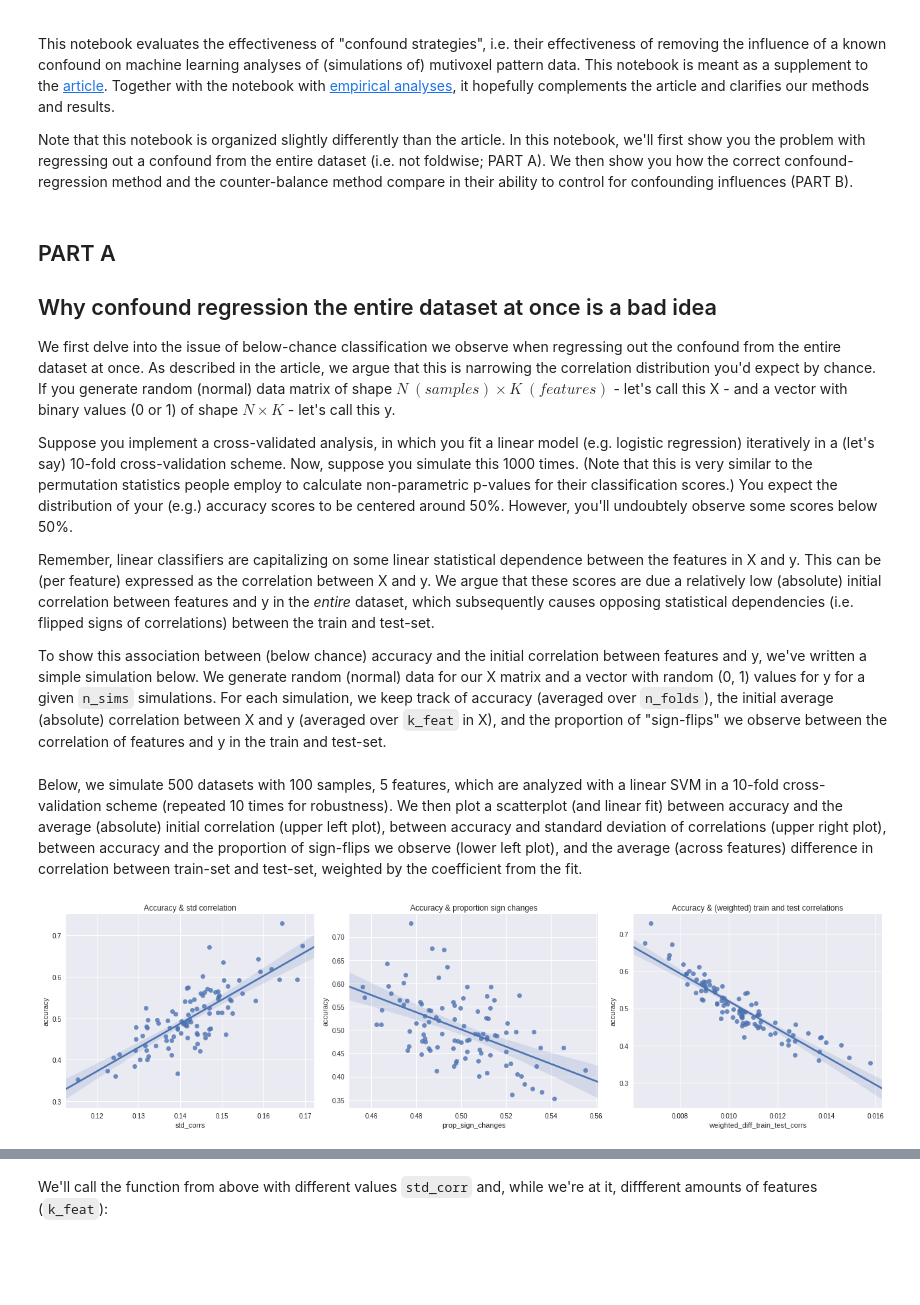
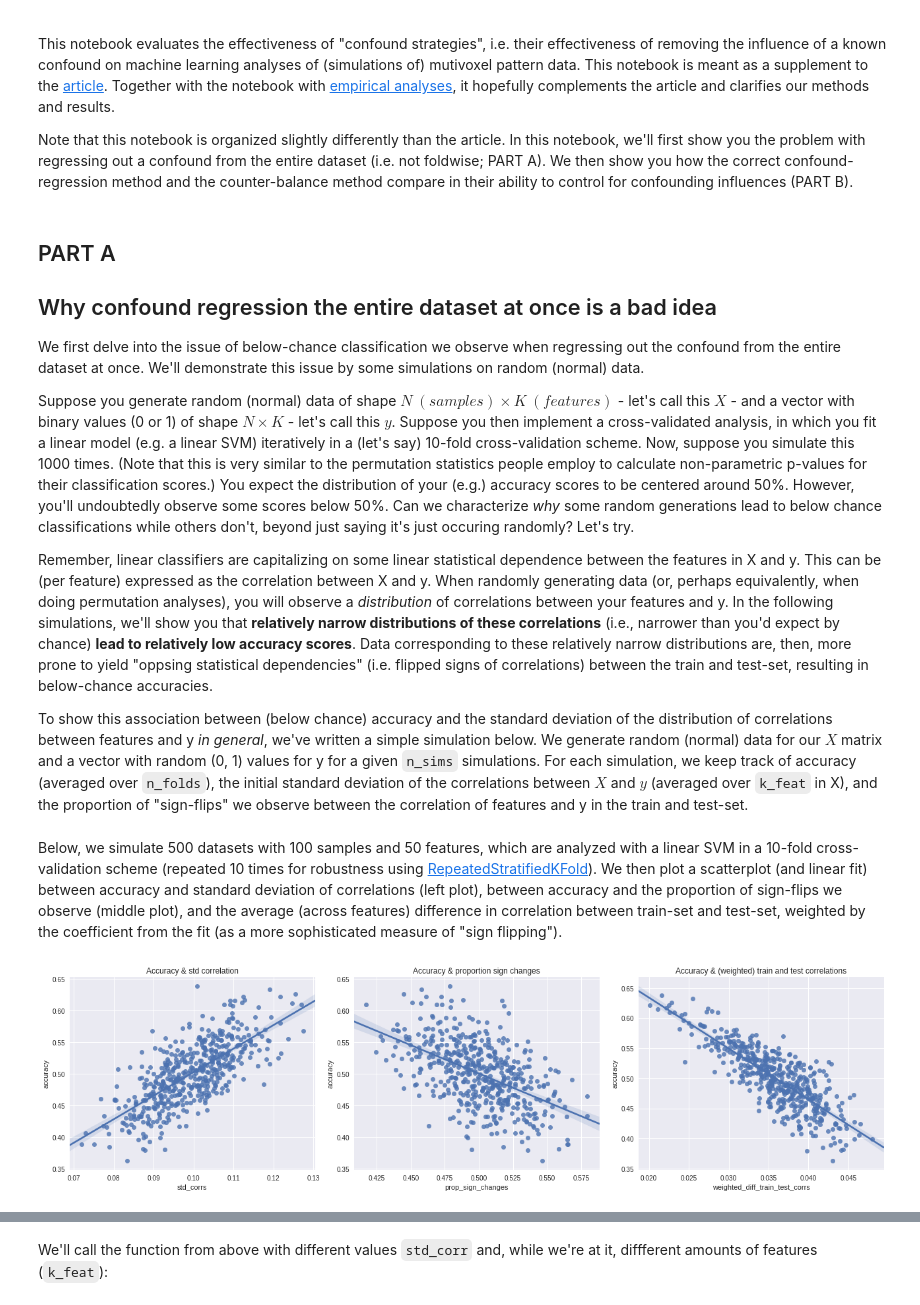
Before and after one commit to lukassnoek/MVCA, a Jupyter notebook: analyses/simulation_confound_strategies.ipynb, the cells around one changed output, grey strips where cells are left out. Cells and saved outputs as stored; diff of their text form; code cells hidden in the pictures; blank space fills up the shorter version.

```diff
--- a/analyses/simulation_confound_strategies.ipynb
+++ b/analyses/simulation_confound_strategies.ipynb
@@ -36,14 +36,13 @@ from counterbalance import CounterbalancedStratifiedSplit
 ## PART A
 
 ## Why confound regression the entire dataset at once is a bad idea
+We first delve into the issue of below-chance classification we observe when regressing out the confound from the entire dataset at once. We'll demonstrate this issue by some simulations on random (normal) data.
 
-We first delve into the issue of below-chance classification we observe when regressing out the confound from the entire dataset at once. As described in the article, we argue that this is narrowing the correlation distribution you'd expect by chance. If you generate random (normal) data matrix of shape $N\ (samples) \times K\ (features)$  - let's call this X - and a vector with binary values (0 or 1) of shape $N \times K$ - let's call this y.
+Suppose you generate random (normal) data of shape $N\ (samples) \times K\ (features)$  - let's call this $X$ - and a vector with binary values (0 or 1) of shape $N \times K$ - let's call this $y$. Suppose you then implement a cross-validated analysis, in which you fit a linear model (e.g. a linear SVM) iteratively in a (let's say) 10-fold cross-validation scheme. Now, suppose you simulate this 1000 times. (Note that this is very similar to the permutation statistics people employ to calculate non-parametric p-values for their classification scores.) You expect the distribution of your (e.g.) accuracy scores to be centered around 50%. However, you'll undoubtedly observe some scores below 50%. Can we characterize *why* some random generations lead to below chance classifications while others don't, beyond just saying it's just occuring randomly? Let's try.
 
-Suppose you implement a cross-validated analysis, in which you fit a linear model (e.g. logistic regression) iteratively in a (let's say) 10-fold cross-validation scheme. Now, suppose you simulate this 1000 times. (Note that this is very similar to the permutation statistics people employ to calculate non-parametric p-values for their classification scores.) You expect the distribution of your (e.g.) accuracy scores to be centered around 50%. However, you'll undoubtely observe some scores below 50%.
+Remember, linear classifiers are capitalizing on some linear statistical dependence between the features in X and y. This can be (per feature) expressed as the correlation between X and y. When randomly generating data (or, perhaps equivalently, when doing permutation analyses), you will observe a *distribution* of correlations between your features and y. In the following simulations, we'll show you that **relatively narrow distributions of these correlations** (i.e., narrower than you'd expect by chance) **lead to relatively low accuracy scores**. Data corresponding to these relatively narrow distributions are, then, more prone to yield "oppsing statistical dependencies" (i.e. flipped signs of correlations) between the train and test-set, resulting in below-chance accuracies.
 
-Remember, linear classifiers are capitalizing on some linear statistical dependence between the features in X and y. This can be (per feature) expressed as the correlation between X and y. We argue that these scores are due a relatively low (absolute) initial correlation between features and y in the *entire* dataset, which subsequently causes opposing statistical dependencies (i.e. flipped signs of correlations) between the train and test-set.
-
-To show this association between (below chance) accuracy and the initial correlation between features and y, we've written a simple simulation below. We generate random (normal) data for our X matrix and a vector with random (0, 1) values for y for a given `n_sims` simulations. For each simulation, we keep track of accuracy (averaged over `n_folds`), the initial average (absolute) correlation between X and y (averaged over `k_feat` in X), and the proportion of "sign-flips" we observe between the correlation of features and y in the train and test-set.
+To show this association between (below chance) accuracy and the standard deviation of the distribution of correlations between features and y *in general*, we've written a simple simulation below. We generate random (normal) data for our $X$ matrix and a vector with random (0, 1) values for y for a given `n_sims` simulations. For each simulation, we keep track of accuracy (averaged over `n_folds`), the initial standard deviation of the correlations between $X$ and $y$ (averaged over `k_feat` in X), and the proportion of "sign-flips" we observe between the correlation of features and y in the train and test-set.
 # %%
 def simulate_and_classify_random_data(n_sims, n_samp, k_feat, n_folds):
     """ Simulate classification of random data.
@@ -117,29 +116,29 @@ def simulate_and_classify_random_data(n_sims, n_samp, k_feat, n_folds):
 
     return results
 # %% [markdown]
-Below, we simulate 500 datasets with 100 samples, 5 features, which are analyzed with a linear SVM in a 10-fold cross-validation scheme (repeated 10 times for robustness). We then plot a scatterplot (and linear fit) between accuracy and the average (absolute) initial correlation (upper left plot), between accuracy and standard deviation of correlations (upper right plot), between accuracy and the proportion of sign-flips we observe (lower left plot), and the average (across features) difference in correlation between train-set and test-set, weighted by the coefficient from the fit.
+Below, we simulate 500 datasets with 100 samples and 50 features, which are analyzed with a linear SVM in a 10-fold cross-validation scheme (repeated 10 times for robustness using [RepeatedStratifiedKFold](http://scikit-learn.org/stable/modules/generated/sklearn.model_selection.RepeatedStratifiedKFold.html#sklearn.model_selection.RepeatedStratifiedKFold)). We then plot a scatterplot (and linear fit) between accuracy and standard deviation of correlations (left plot), between accuracy and the proportion of sign-flips we observe (middle plot), and the average (across features) difference in correlation between train-set and test-set, weighted by the coefficient from the fit (as a more sophisticated measure of "sign flipping").
 # %%
-results = simulate_and_classify_random_data(n_sims=100, n_samp=50, k_feat=100, n_folds=10)
+results = simulate_and_classify_random_data(n_sims=500, n_samp=100, k_feat=50, n_folds=10)
 results_df = pd.DataFrame(results)
 
 plt.figure(figsize=(18, 5))
 
 plt.subplot(1, 3, 1)
 plt.title('Accuracy & std correlation')
 sns.regplot(y='accuracy', x='std_corrs', data=results_df)
 
 plt.subplot(1, 3, 2)
 plt.title('Accuracy & proportion sign changes')
 sns.regplot(y='accuracy', x='prop_sign_changes', data=results_df)
 
 plt.subplot(1, 3, 3)
 plt.title('Accuracy & (weighted) train and test correlations')
 sns.regplot(y='accuracy', x='weighted_diff_train_test_corrs', data=results_df)
 
 plt.tight_layout()
 plt.show()
 # %% [output]
-[figure, old version]
+[figure, new version]
 # %% [markdown]
 As you can see, higher initial correlations lead to above chance accuracy, but importantly (absolute) correlations close(r) to zero lead to below chance classifications (upper left plot).
 
```
Also changed, not shown: parts of 27 cells of this notebook, 1 other file.
